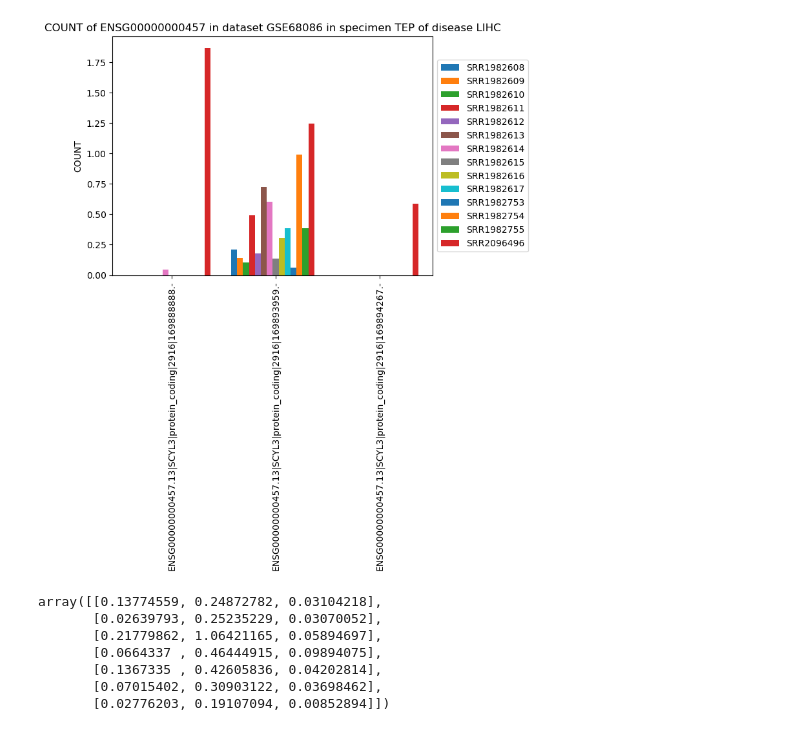
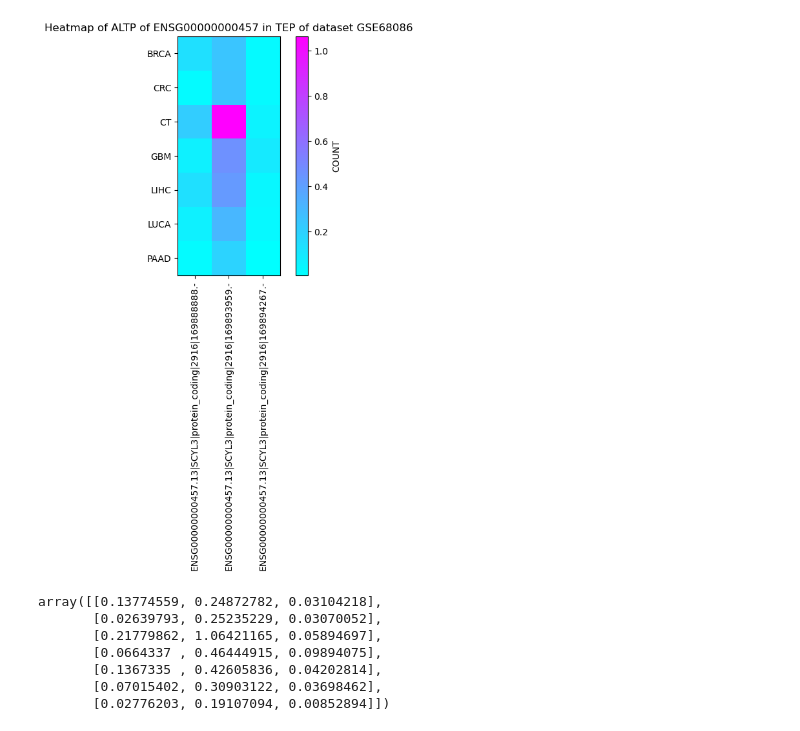
Before and after one commit to Wubeizhongxinghua/exOmics_searchpage_codes, a Jupyter notebook: test.ipynb, the cells around one changed output. Drawn from its saved outputs; the diff is of its cells as text; code cells hidden in the pictures.

```diff
--- a/test.ipynb
+++ b/test.ipynb
@@ -82,69 +303,89 @@ import numpy as np
 import matplotlib.pyplot as plt
 import matplotlib.cm as cm
 import matplotlib as mpl
+from copy import copy
 from select_molecole_entity_value import select_molecule_entity_value
 
 #建立连接
 conn = pymysql.connect(
 	host="114.116.114.149",
 	port=10022,
 	user="exomics_admin",
 	passwd="exomics_2022",
 	db='exOmics'
 )
 
 #设定要查询的数据类型和基因
 gene = 'ENSG00000000457' #基因主页所对应的基因
 feature = 'altp' #此处值是范例，实际上需要根据网页决定
 dataset = 'gse68086' #此处值是范例，实际上需要根据网页决定
-disease = 'lihc' #此处值是范例，实际上需要根据网页决定
 specimen = 'tep' #此处值是范例，实际上需要根据网页决定
 
 #以下变量由上述选择自动决定，因为具有关联性
 # molecule = 'cfrna'
 # entity = 'entity'
 # value = 'count'
 molecule, entity, value = select_molecule_entity_value(dataset, feature, specimen, conn)
 
 
+#根据以上条件查询所有可能的疾病类型
+sql_disease = f"""
+	SELECT ori.Disease_condition
+	FROM (
+        SELECT SUBSTRING_INDEX(TABLE_NAME,'-',1) AS NT,
+			SUBSTRING_INDEX(SUBSTRING_INDEX(TABLE_NAME,'-',-6),'-',1) AS Omics,
+			SUBSTRING_INDEX(SUBSTRING_INDEX(TABLE_NAME,'-',-5),'-',1) AS Dataset,
+			SUBSTRING_INDEX(SUBSTRING_INDEX(TABLE_NAME,'-',-4),'-',1) AS Entity,
+			SUBSTRING_INDEX(SUBSTRING_INDEX(TABLE_NAME,'-',-3),'-',1) AS Disease_condition,
+			SUBSTRING_INDEX(SUBSTRING_INDEX(TABLE_NAME,'-',-2),'-',1) AS Specimen,
+			SUBSTRING_INDEX(TABLE_NAME,'-',-1) AS Value_type
+		FROM information_schema.`TABLES`
+		WHERE table_schema='exOmics'
+			AND (
+                TABLE_NAME LIKE '%gse%'
+				OR TABLE_NAME LIKE '%prjeb%'
+				OR TABLE_NAME LIKE '%prjna%'
+				OR TABLE_NAME LIKE '%gse%'
+				OR TABLE_NAME LIKE '%srp%'
+				OR TABLE_NAME LIKE '%pxd%'
+            )
+            AND TABLE_NAME NOT LIKE '%gsea%'
+        )ori
+	WHERE Dataset LIKE '%{dataset}%'
+		AND Omics LIKE '%{feature}%'
+        AND Disease_condition NOT LIKE '%mean%'
+"""
+diseases = pd.read_sql_query(sql_disease, conn)
+
 #查询语句
-query_sql = f"""
-    SELECT c.*
-    FROM `{molecule}-{feature}-{dataset}-{entity}-{disease}-{specimen}-{value}` c, gene_index g
-    WHERE c.feature LIKE CONCAT('%',g.ensembl_gene_id,'%')
-        AND g.ensembl_gene_id LIKE '%{gene}%'
-"""
-
-#获得表格，可以直接在网页中展示
-table = pd.read_sql_query(query_sql, conn)
-table.iloc[:,1:] = table.iloc[:,1:].astype('float')
-table = table.set_index('feature') #feature列设为index
+diseases_data = pd.DataFrame()
+for disease in diseases['Disease_condition']:
+	query_sql = f"""
+		SELECT c.*
+		FROM `{molecule}-{feature}-{dataset}-{entity}-{disease}-{specimen}-{value}` c, gene_index g
+		WHERE c.feature LIKE CONCAT('%',g.ensembl_gene_id,'%')
+			AND g.ensembl_gene_id LIKE '%{gene}%'
+	"""
+	temp = pd.read_sql_query(query_sql, conn).set_index('feature').astype('float').mean(axis=1)
+	temp = temp.to_frame()
+	temp.columns = [disease.upper()]
+	diseases_data = pd.concat([diseases_data,temp],axis=1)
+diseases_data = diseases_data.T
 
 #作图
-#将获得一个多行多列的表，每一行代表一个entity，每一列代表一个样本或一个疾病类型（当disease是mean时）。因此做barplot选择做dodged barplot (即grouped bat chart)。
-x = np.arange(table.shape[0]) #行数向量
-y = table.shape[1]
 fig = Figure()
 ax = fig.subplots()
+xLabel = diseases_data.columns.to_list()
+yLabel = diseases_data.index.to_list()
 
-width_all = 0.8
-width = width_all/y  # the width of the bars
-multiplier = 0
-cmap = cm.ScalarMappable(cmap=mpl.cm.cool)
-
-for coli in range(table.shape[1]): #每一列
-    attribute = table.columns[coli] #第i列的列名
-    measurement = table.iloc[:,coli] #第i列的数据
-    offset = width * multiplier #每个group的偏移量
-    rects = ax.bar(x + offset, measurement, width, label=attribute)
-    #ax.bar_label(rects, padding=3)
-    multiplier += 1
-
-ax.set_ylabel(f'{value.upper()}')
-ax.set_title(f'{value.upper()} of {gene.upper()} in dataset {dataset.upper()} in specimen {specimen.upper()} of disease {disease.upper()}')
-ax.set_xticks(x + width_all/2, list(table.index),rotation=90)
-ax.legend(loc='center left', bbox_to_anchor=(1, 0.5))
+im = ax.imshow(diseases_data.values, cmap=plt.cm.cool)
+ax.set_yticks(range(len(yLabel)))
+ax.set_yticklabels(yLabel)
+ax.set_xticks(range(len(xLabel)))
+ax.set_xticklabels(xLabel,rotation=90)
+fig.colorbar(im,label=value.upper())
+ax.set_title(f"Heatmap of {feature.upper()} of {gene.upper()} in {specimen.upper()} of dataset {dataset.upper()}")
 fig.tight_layout()
 fig
 # %% [output]
-[figure, old version]
+[figure, new version]
```
Also changed, not shown: parts of 3 cells of this notebook, 1 other file.
